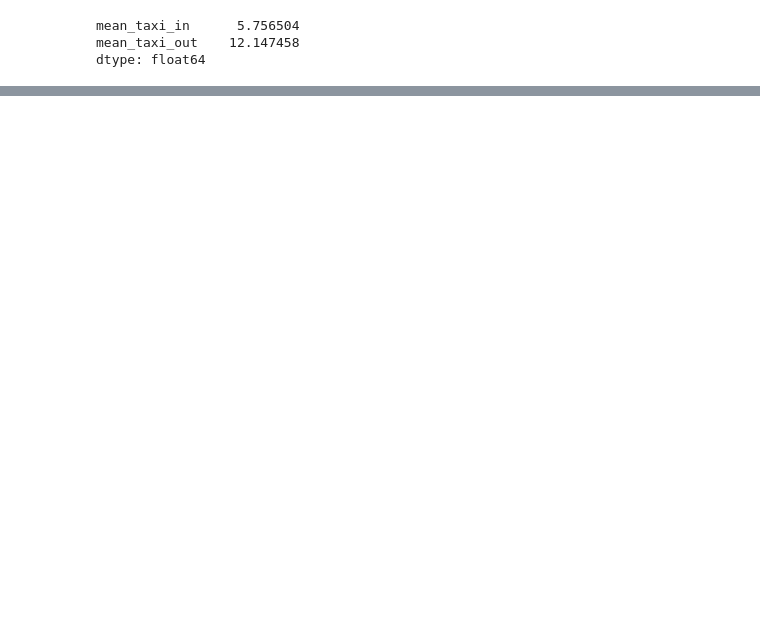
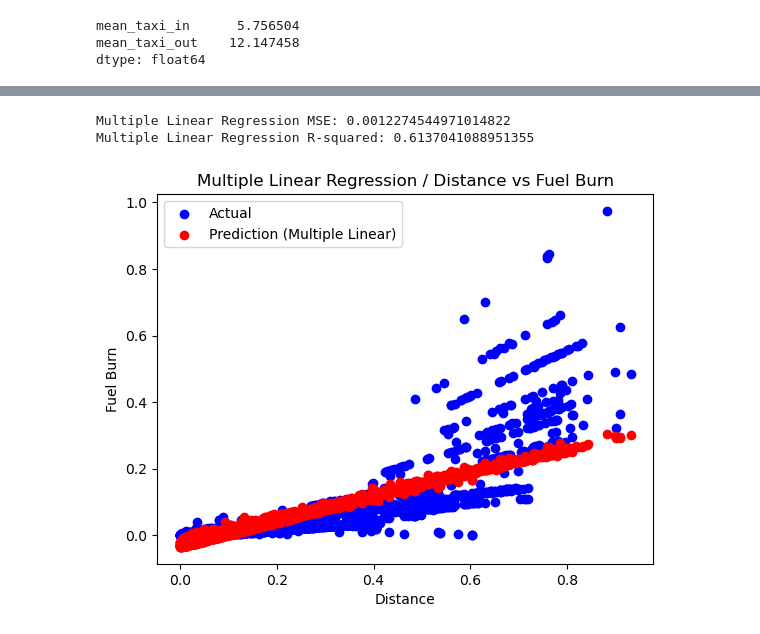
Before and after one commit to UmutHarun/flight_fuel_consumption, a Jupyter notebook: main.ipynb, the cells around one changed output, grey strips where cells are left out. Cells and saved outputs as stored; diff of their text form; code cells hidden in the pictures; blank space fills up the shorter version.

```diff
--- a/main.ipynb
+++ b/main.ipynb
@@ -151,0 +193,25 @@ plt.show()
+# %%
+X = df[['distance', 'seats']].values
+y = df['fuel_burn'].values
+
+X_train, X_test, y_train, y_test = train_test_split(X, y, test_size=0.2, random_state=42)
+
+multi_linear_model = LinearRegression()
+multi_linear_model.fit(X_train, y_train)
+
+y_pred = multi_linear_model.predict(X_test)
+
+print("Multiple Linear Regression MSE:", mean_squared_error(y_test, y_pred))
+print("Multiple Linear Regression R-squared:", r2_score(y_test, y_pred))
+
+plt.scatter(X_test[:, 0], y_test, color='blue', label='Actual')
+plt.scatter(X_test[:, 0], y_pred, color='red', label='Prediction (Multiple Linear)')
+plt.xlabel('Distance')
+plt.ylabel('Fuel Burn')
+plt.title('Multiple Linear Regression / Distance vs Fuel Burn')
+plt.legend()
+plt.show()
+# %% [output]
+Multiple Linear Regression MSE: 0.0012274544971014822
+Multiple Linear Regression R-squared: 0.6137041088951355
+[figure, added]
```
Also changed, not shown: parts of 17 cells of this notebook.
